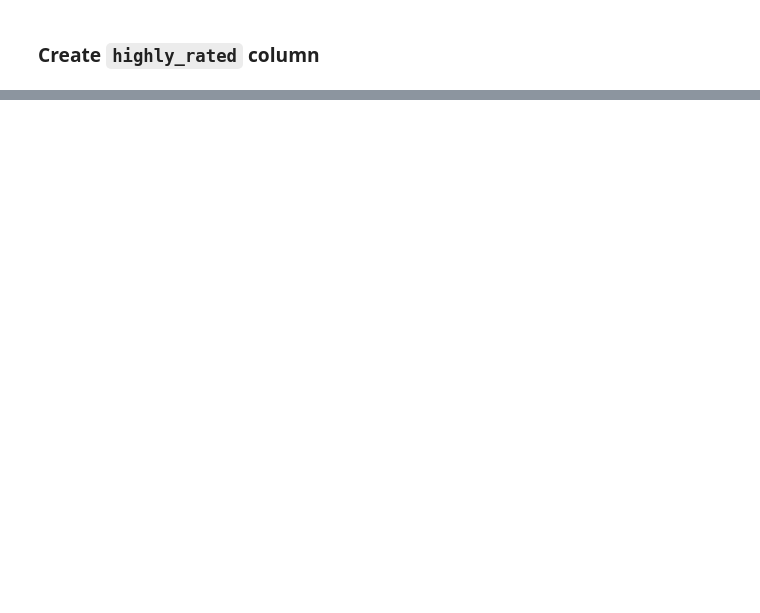
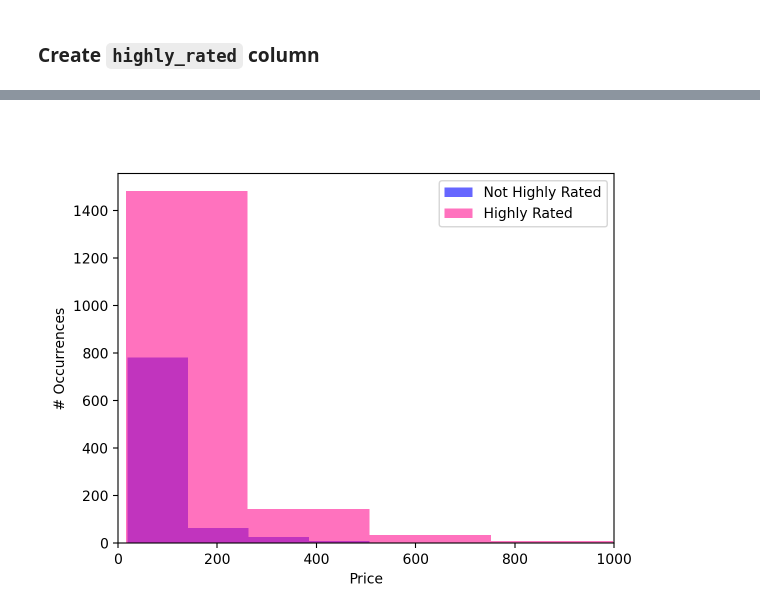
Before and after one commit to 00Dabide/DA2-Assignment-2, a Jupyter notebook: Assignment_2_Code_Ian.ipynb, the cells around one changed output, grey strips where cells are left out. Cells and saved outputs as stored; diff of their text form; code cells hidden in the pictures; blank space fills up the shorter version.

```diff
--- a/Assignment_2_Code_Ian.ipynb
+++ b/Assignment_2_Code_Ian.ipynb
@@ -76,0 +327,14 @@ print(merged_hotel_data.head())
+# %%
+plt.hist(merged_hotel_data_moscow[merged_hotel_data_moscow["highly_rated"] == 0]["price"].reset_index(drop=True), alpha=0.6, label="Not Highly Rated", color="blue")
+plt.hist(merged_hotel_data_moscow[merged_hotel_data_moscow["highly_rated"] == 1]["price"].reset_index(drop=True), alpha=0.6, label="Highly Rated", color="deeppink")
+
+plt.xlabel("Price")
+plt.ylabel("# Occurrences")
+plt.legend()
+
+# Set the upper limit of the x-axis to 1000
+plt.xlim(0, 1000)
+
+plt.show()
+# %% [output]
+[figure, added]
```
Also changed, not shown: parts of 32 cells of this notebook.
